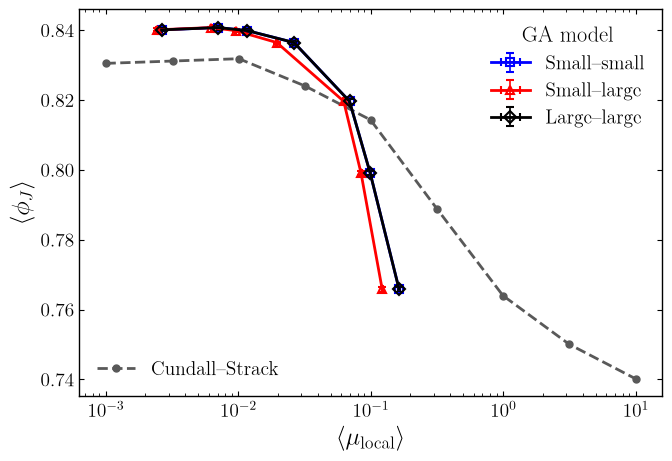
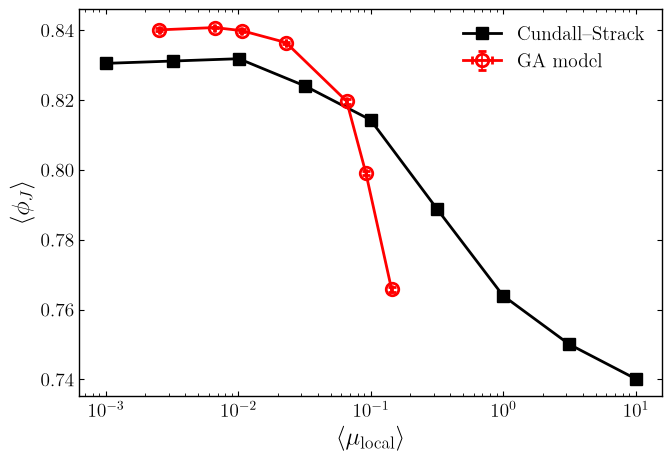
The change to this notebook cell's code, shown as a diff; its figure went from the first image to the second:
--- before
+++ after
@@ -1,42 +1,38 @@
 fig, ax = plt.subplots()
 
-ga_handles = []
-ga_labels = []
+order = np.argsort(sampled_mean_all)
+x = sampled_mean_all[order]
+xerr = sampled_sem_all[order]
+y = phi_j_mean[order]
+yerr = phi_j_sem[order]
 
-for key, (label, marker, color) in CONTACT_TYPES.items():
-    order = np.argsort(sampled_mean[key])
-    x = sampled_mean[key][order]
-    xerr = sampled_sem[key][order]
-    y = phi_j_mean[order]
-    yerr = phi_j_sem[order]
-
-    artist = ax.errorbar(
-        x,
-        y,
-        xerr=xerr,
-        yerr=yerr,
-        color=color,
-        marker=marker,
-        markerfacecolor="none",
-        markeredgewidth=1.5,
-        markeredgecolor=color,
-        linestyle="-",
-        capsize=3,
-        elinewidth=1.2,
-        label=label,
-    )
-    ga_handles.append(artist)
-    ga_labels.append(label)
+ax.errorbar(
+    x,
+    y,
+    xerr=xerr,
+    yerr=yerr,
+    color="red",
+    marker="o",
+    markersize=9,
+    markerfacecolor="none",
+    markeredgewidth=2,
+    markeredgecolor="red",
+    linestyle="-",
+    capsize=3,
+    elinewidth=1.2,
+    label="GA model",
+)
 
 order_cs = np.argsort(cs_mu_local)
-(cs_line,) = ax.plot(
+ax.plot(
     cs_mu_local[order_cs],
     cs_phi_j[order_cs],
-    color="0.35",
-    linestyle="--",
-    marker="o",
-    markerfacecolor="0.35",
-    markeredgecolor="0.35",
-    markersize=5,
+    color="black",
+    linestyle="-",
+    marker="s",
+    markerfacecolor="black",
+    markeredgecolor="black",
+    markersize=9,
+    label="Cundall--Strack",
 )
 
@@ -44,20 +40,6 @@
 ax.set_ylabel(r"$\langle\phi_J\rangle$")
 ax.set_xscale("log")
+ax.legend(frameon=False)
 plt.tight_layout()
-
-ga_legend = ax.legend(
-    ga_handles,
-    ga_labels,
-    frameon=False,
-    title="GA model",
-    loc="upper right",
-)
-ax.add_artist(ga_legend)
-ax.legend(
-    [cs_line],
-    ["Cundall--Strack"],
-    frameon=False,
-    loc="lower left",
-)
 
 figure_path = Path("../figures/jam/phi_j.png")

Commit: cleaned macro scale plots